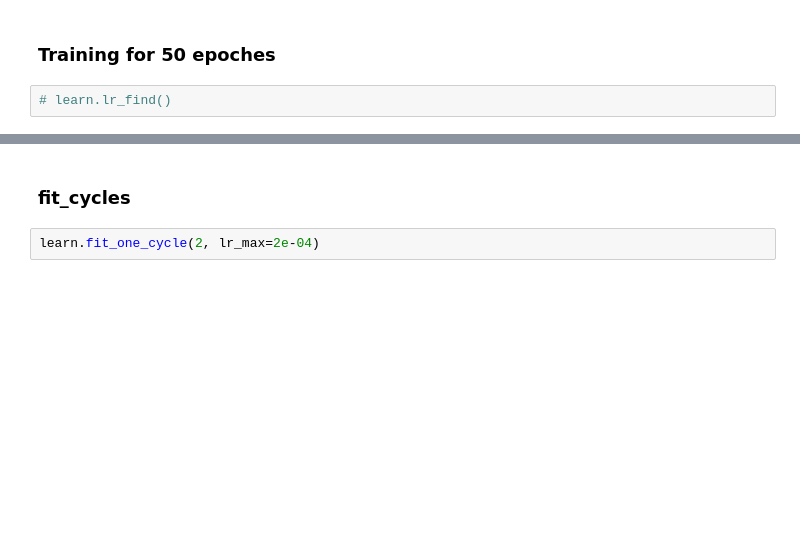
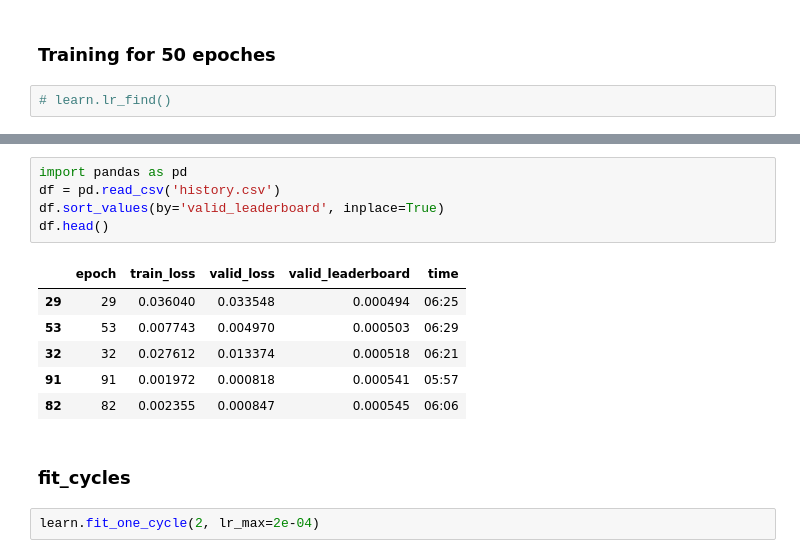
Before and after one commit to ZhenWZ/SST-Forecast, a Jupyter notebook: vunet/Train_vunet.ipynb, the cells around one changed output, grey strips where cells are left out. Drawn from its saved outputs; the diff is of its cells as text; blank space fills up the shorter version.

```diff
--- a/vunet/Train_vunet.ipynb
+++ b/vunet/Train_vunet.ipynb
@@ -106,3 +88,15 @@ learn.fit(100, lr=2e-4, cbs=[CSVLogger, EarlyStoppingCallback(monitor='valid_los
+# %%
+import pandas as pd
+df = pd.read_csv('history.csv')
+df.sort_values(by='valid_leaderboard', inplace=True)
+df.head()
+# %% [output]
+|  | epoch | train_loss | valid_loss | valid_leaderboard | time |
+| 29 | 29 | 0.036040 | 0.033548 | 0.000494 | 06:25 |
+| 53 | 53 | 0.007743 | 0.004970 | 0.000503 | 06:29 |
+| 32 | 32 | 0.027612 | 0.013374 | 0.000518 | 06:21 |
+| 91 | 91 | 0.001972 | 0.000818 | 0.000541 | 05:57 |
+| 82 | 82 | 0.002355 | 0.000847 | 0.000545 | 06:06 |
 # %% [markdown]
 ### fit_cycles
 # %%
```
Also changed, not shown: parts of 10 cells of this notebook, 19 other files.
